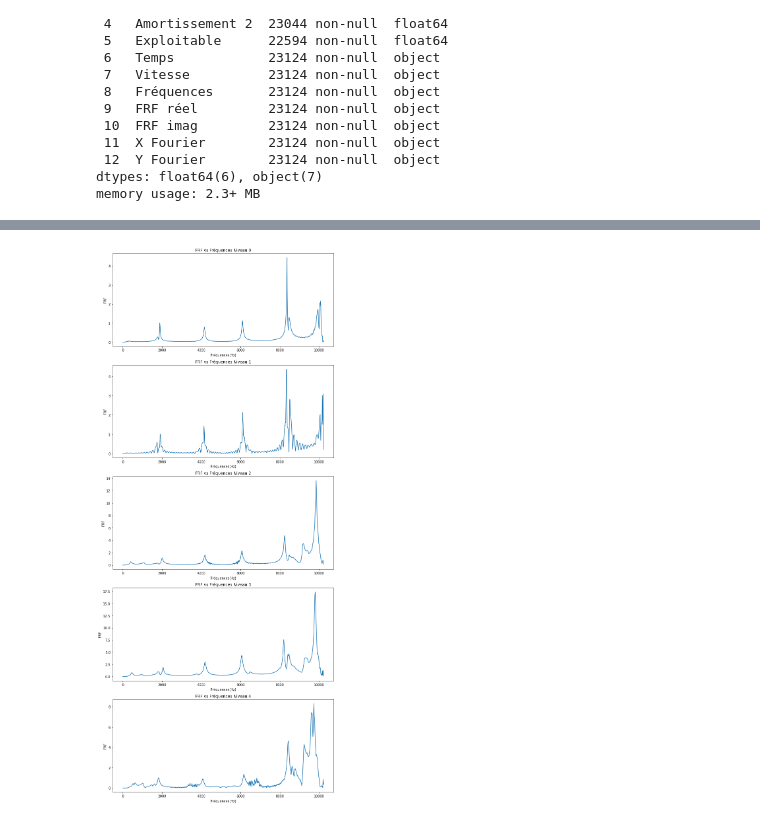
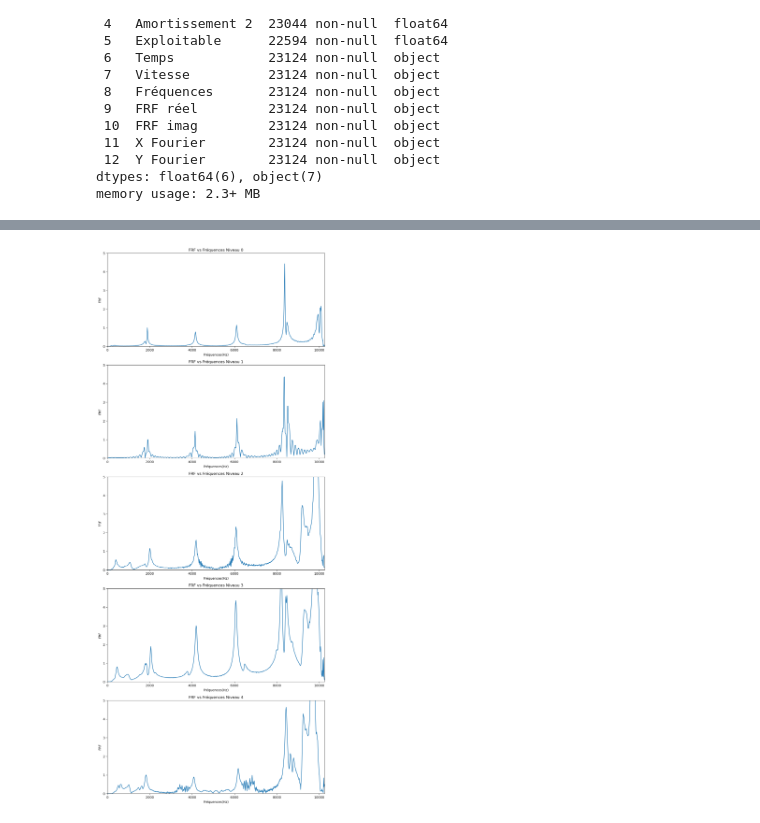
Before and after one commit to loinluo/Projet_Data_GCC, a Jupyter notebook: analyse_statistique.ipynb, the cells around one changed output, grey strips where cells are left out. Cells and saved outputs as stored; diff of their text form; code cells hidden in the pictures.

```diff
--- a/analyse_statistique.ipynb
+++ b/analyse_statistique.ipynb
@@ -137,27 +152,27 @@ plt.show()
 # %%
 fig, axs = plt.subplots(5, figsize=(12,30))
 frf = np.sqrt(np.square(eval(np_frf_reel_n0[0])) + np.square(eval(np_frf_img_n0[0])))
 axs[0].plot(eval(np_frequence_n0[0]), frf)
 axs[0].set_title("FRF vs Fréquences Niveau 0")
-axs[0].set(xlabel="Fréquences(Hz)", ylabel="FRF")
+axs[0].set(xlim=(0, 10256), ylim=(0, 5), xlabel="Fréquences(Hz)", ylabel="FRF")
 frf = np.sqrt(np.square(eval(np_frf_reel_n1[0])) + np.square(eval(np_frf_img_n1[0])))
 axs[1].plot(eval(np_frequence_n1[0]), frf)
 axs[1].set_title("FRF vs Fréquences Niveau 1")
-axs[1].set(xlabel="Fréquences(Hz)", ylabel="FRF")
+axs[1].set(xlim=(0, 10256), ylim=(0, 5), xlabel="Fréquences(Hz)", ylabel="FRF")
 frf = np.sqrt(np.square(eval(np_frf_reel_n2[0])) + np.square(eval(np_frf_img_n2[0])))
 axs[2].plot(eval(np_frequence_n2[0]), frf)
 axs[2].set_title("FRF vs Fréquences Niveau 2")
-axs[2].set(xlabel="Fréquences(Hz)", ylabel="FRF")
+axs[2].set(xlim=(0, 10256), ylim=(0, 5), xlabel="Fréquences(Hz)", ylabel="FRF")
 frf = np.sqrt(np.square(eval(np_frf_reel_n3[0])) + np.square(eval(np_frf_img_n3[0])))
 axs[3].plot(eval(np_frequence_n3[0]), frf)
 axs[3].set_title("FRF vs Fréquences Niveau 3")
-axs[3].set(xlabel="Fréquences(Hz)", ylabel="FRF")
+axs[3].set(xlim=(0, 10256), ylim=(0, 5), xlabel="Fréquences(Hz)", ylabel="FRF")
 frf = np.sqrt(np.square(eval(np_frf_reel_n4[0])) + np.square(eval(np_frf_img_n4[0])))
 axs[4].plot(eval(np_frequence_n4[0]), frf)
 axs[4].set_title("FRF vs Fréquences Niveau 4")
-axs[4].set(xlabel="Fréquences(Hz)", ylabel="FRF")
+axs[4].set(xlim=(0, 10256), ylim=(0, 5), xlabel="Fréquences(Hz)", ylabel="FRF")
 plt.show()
 # %% [output]
-[figure, old version]
+[figure, new version]
 # %%
 fig, axs = plt.subplots(5, figsize=(12,30))
```
Also changed, not shown: parts of 12 cells of this notebook, 6 other files.
